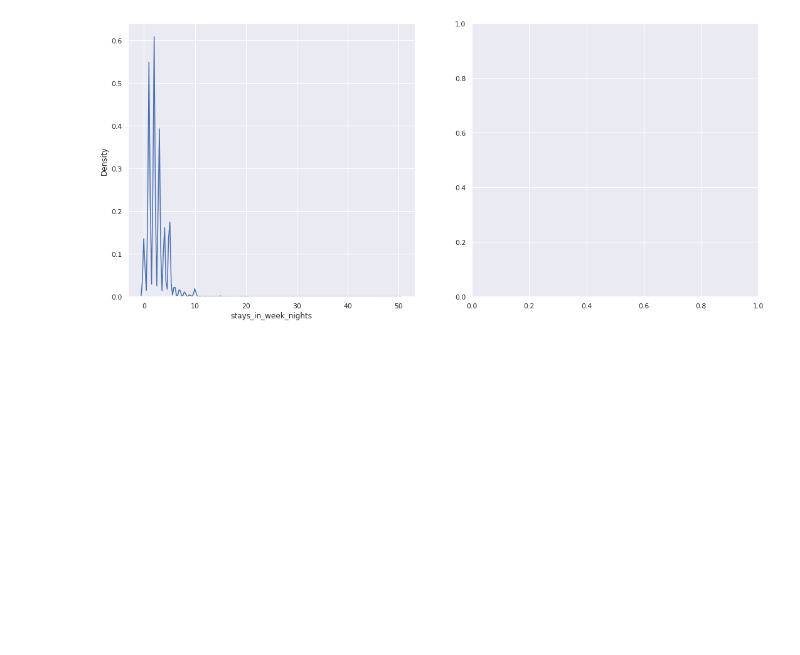
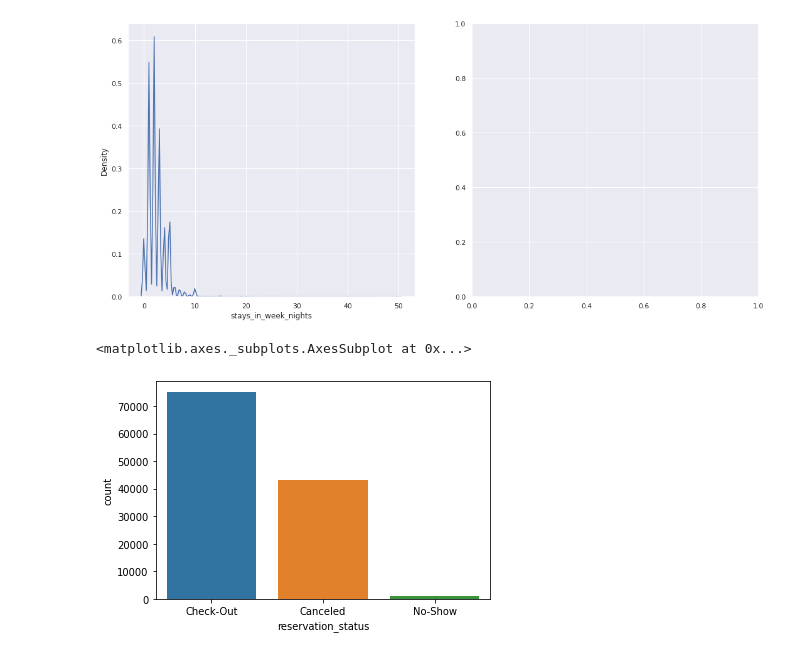
Before and after one commit to ChinmayRojatkar/EDA-Capstone-Hotel-Booking-Analysis, a Jupyter notebook: Hotel_Booking_Analysis_Capstone_Project.ipynb, the cells around one changed output. Drawn from its saved outputs; the diff is of its cells as text; code cells hidden in the pictures; blank space fills up the shorter version.

```diff
--- a/Hotel_Booking_Analysis_Capstone_Project.ipynb
+++ b/Hotel_Booking_Analysis_Capstone_Project.ipynb
@@ -209,3 +209,8 @@ sns.kdeplot(ax=axes[0],x = 'stays_in_week_nights', data =booking)
 # %% [output]
 <matplotlib.axes._subplots.AxesSubplot at 0x...>
 [figure]
+# %%
+sns.countplot(booking.reservation_status)
+# %% [output]
+<matplotlib.axes._subplots.AxesSubplot at 0x...>
+[figure, added]
```
Also changed, not shown: parts of 1 cell of this notebook.
